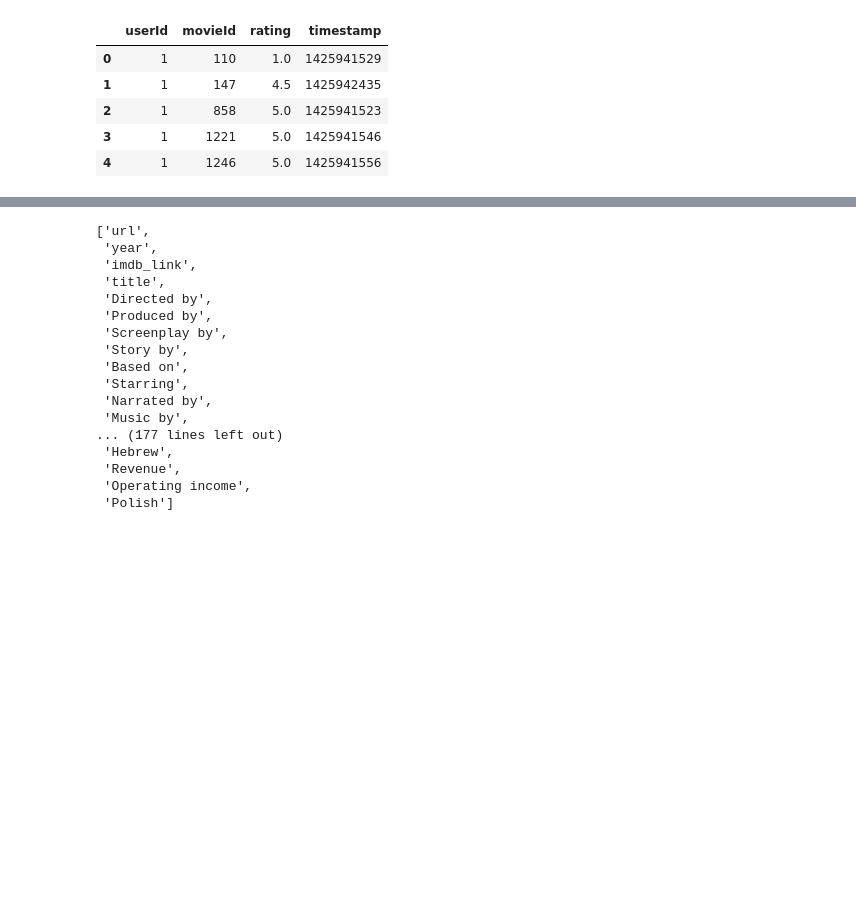
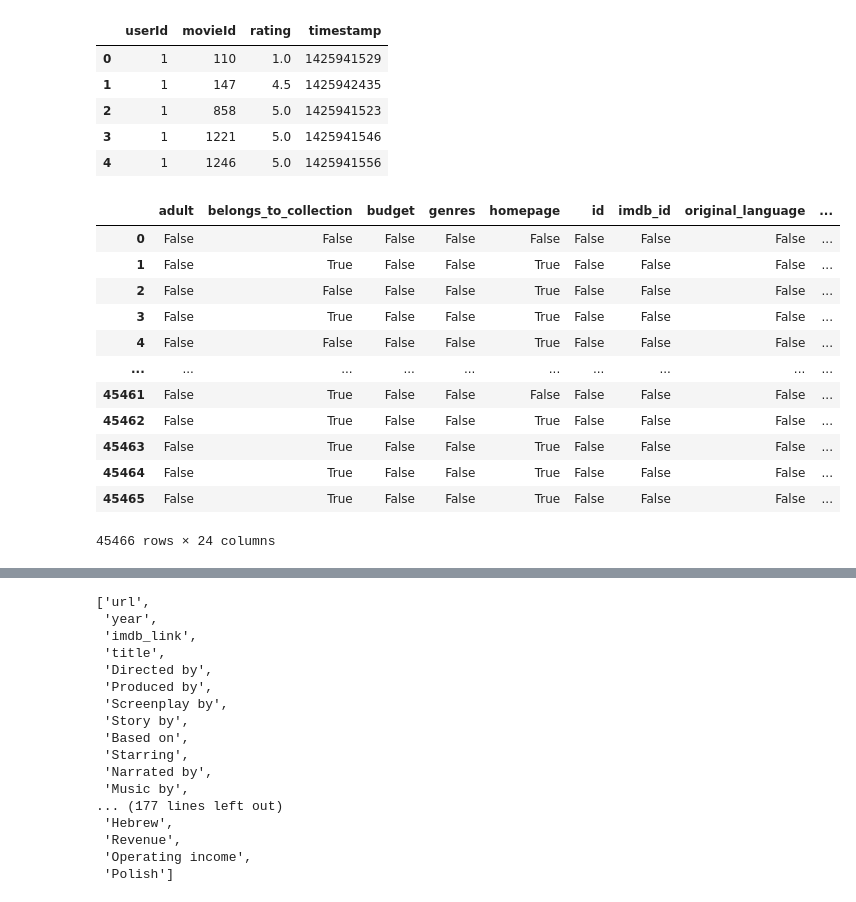
Before and after one commit to melpatjen16/Movies-ETL, a Jupyter notebook: Movies-ETL.ipynb, the cells around one changed output, grey strips where cells are left out. Saved outputs shown, nothing was run; the diff lists cells and outputs as text; code cells hidden in the pictures; blank space fills up the shorter version.

```diff
--- a/Movies-ETL.ipynb
+++ b/Movies-ETL.ipynb
@@ -75,4 +95,20 @@ ratings.head()
 | 2 | 1 | 858 | 5.0 | 1425941523 |
 | 3 | 1 | 1221 | 5.0 | 1425941546 |
 | 4 | 1 | 1246 | 5.0 | 1425941556 |
+# %%
+kaggle_metadata.isnull()
+# %% [output]
+|  | adult | belongs_to_collection | budget | genres | homepage | id | imdb_id | original_language | ... |
+| 0 | False | False | False | False | False | False | False | False | ... |
+| 1 | False | True | False | False | True | False | False | False | ... |
+| 2 | False | False | False | False | True | False | False | False | ... |
+| 3 | False | True | False | False | True | False | False | False | ... |
+| 4 | False | False | False | False | True | False | False | False | ... |
+| ... | ... | ... | ... | ... | ... | ... | ... | ... | ... |
+| 45461 | False | True | False | False | False | False | False | False | ... |
+| 45462 | False | True | False | False | True | False | False | False | ... |
+| 45463 | False | True | False | False | True | False | False | False | ... |
+| 45464 | False | True | False | False | True | False | False | False | ... |
+| 45465 | False | True | False | False | True | False | False | False | ... |
+45466 rows × 24 columns
 # %%
```
Also changed, not shown: parts of 17 cells of this notebook.
